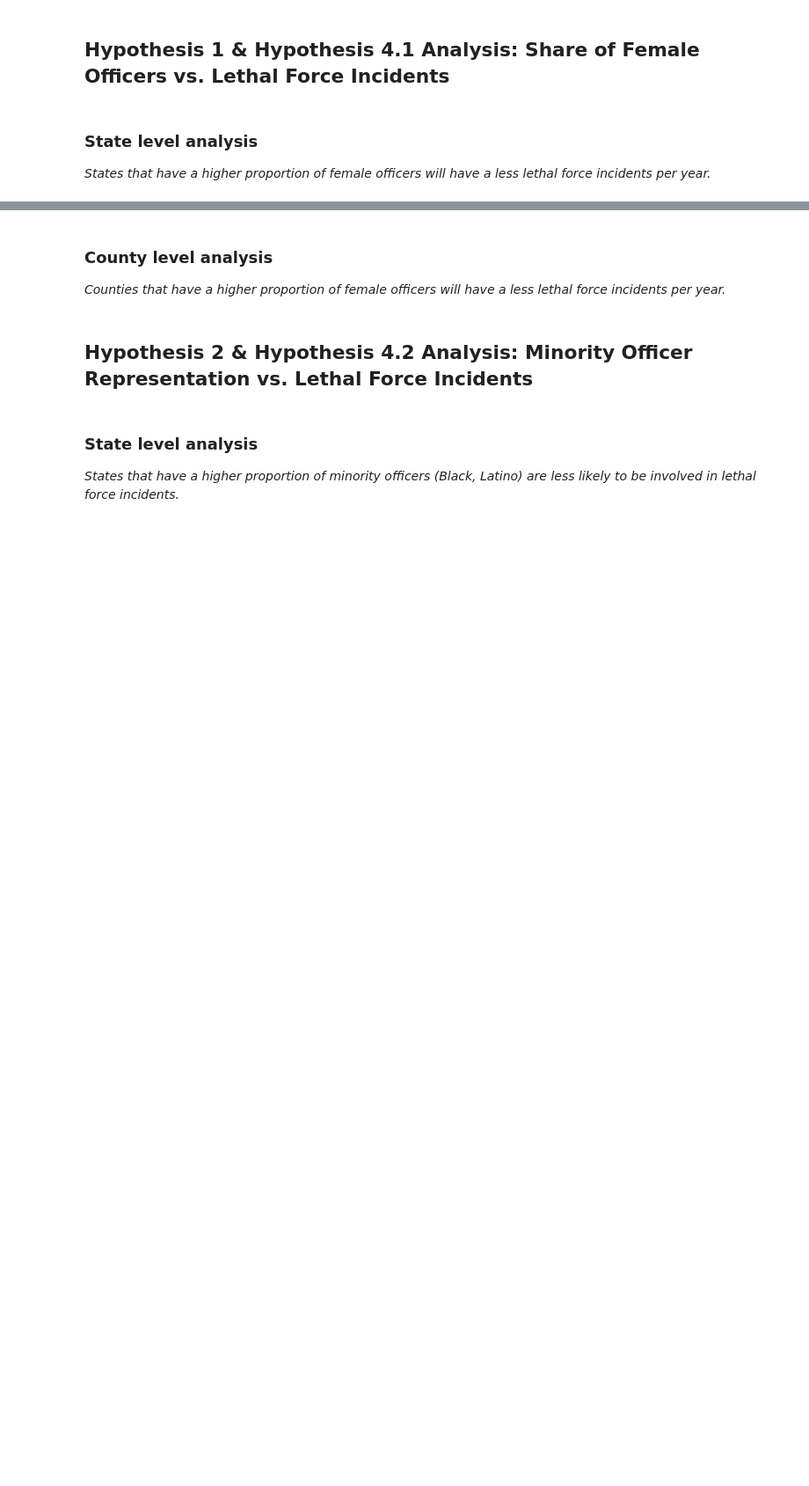
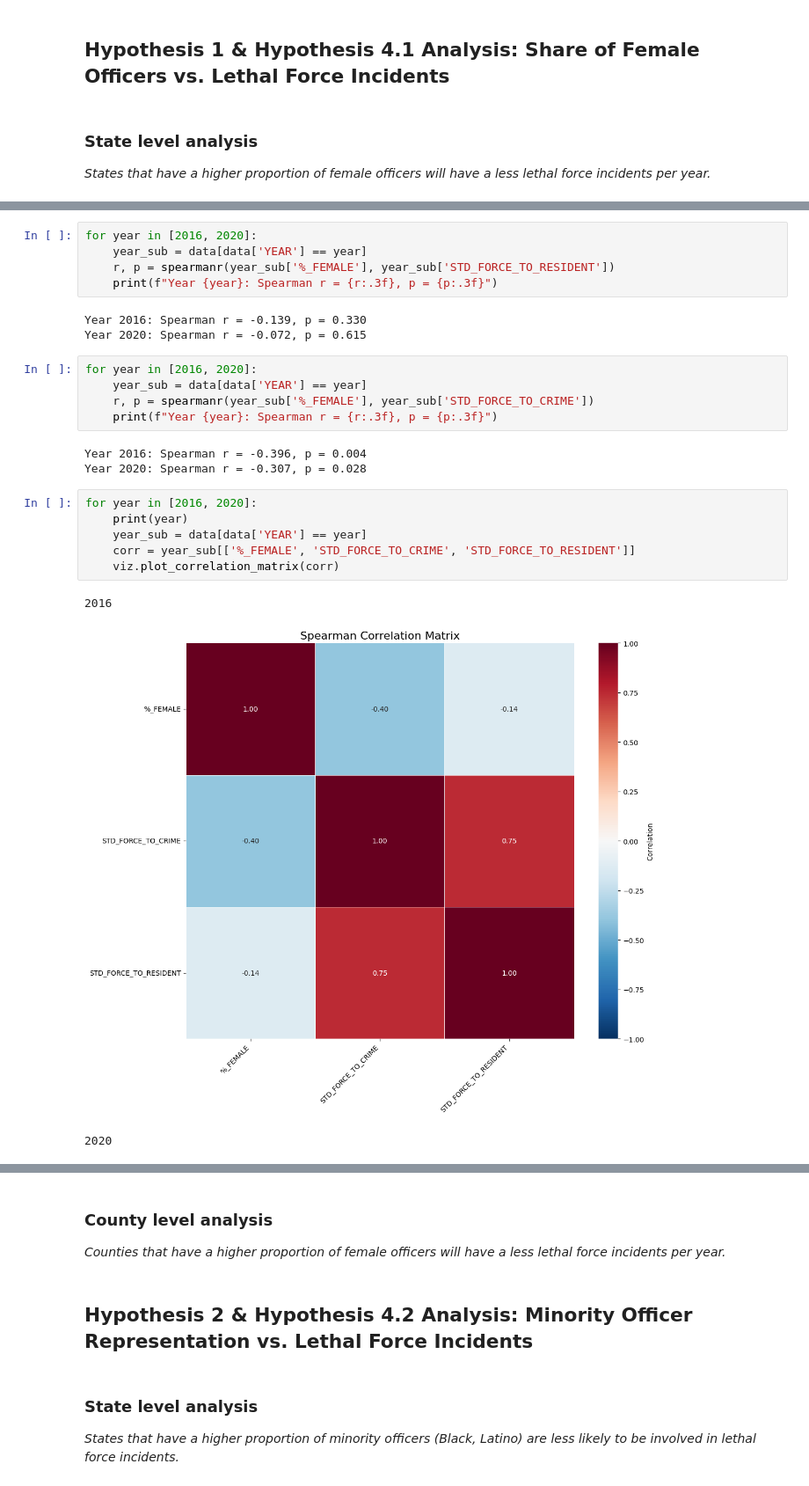
Before and after one commit to manuelarodr/IS597FinalProject, a Jupyter notebook: data_analysis.ipynb, the cells around one changed output, grey strips where cells are left out. Shown at 88% size. Drawn from its saved outputs; the diff is of its cells as text; blank space fills up the shorter version.

```diff
--- a/data_analysis.ipynb
+++ b/data_analysis.ipynb
@@ -37,0 +93,26 @@ viz.scatter_dual_year_highlight(data, '%_FEMALE','STD_FORCE_TO_CRIME', label_map
+# %%
+for year in [2016, 2020]:
+    year_sub = data[data['YEAR'] == year]
+    r, p = spearmanr(year_sub['%_FEMALE'], year_sub['STD_FORCE_TO_RESIDENT'])
+    print(f"Year {year}: Spearman r = {r:.3f}, p = {p:.3f}")
+# %% [output]
+Year 2016: Spearman r = -0.139, p = 0.330
+Year 2020: Spearman r = -0.072, p = 0.615
+# %%
+for year in [2016, 2020]:
+    year_sub = data[data['YEAR'] == year]
+    r, p = spearmanr(year_sub['%_FEMALE'], year_sub['STD_FORCE_TO_CRIME'])
+    print(f"Year {year}: Spearman r = {r:.3f}, p = {p:.3f}")
+# %% [output]
+Year 2016: Spearman r = -0.396, p = 0.004
+Year 2020: Spearman r = -0.307, p = 0.028
+# %%
+for year in [2016, 2020]:
+    print(year)
+    year_sub = data[data['YEAR'] == year]
+    corr = year_sub[['%_FEMALE', 'STD_FORCE_TO_CRIME', 'STD_FORCE_TO_RESIDENT']]
+    viz.plot_correlation_matrix(corr)
+# %% [output]
+2016
+[figure, added]
+2020
```
Also changed, not shown: parts of 24 cells of this notebook, 2 other files.
